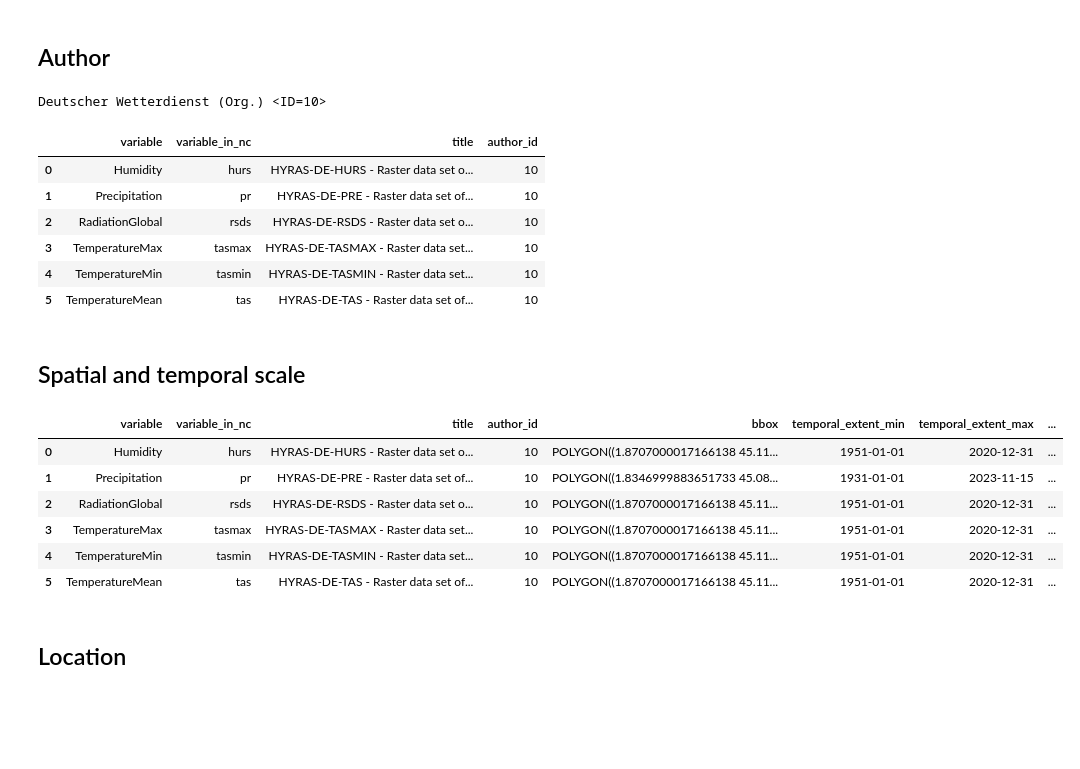
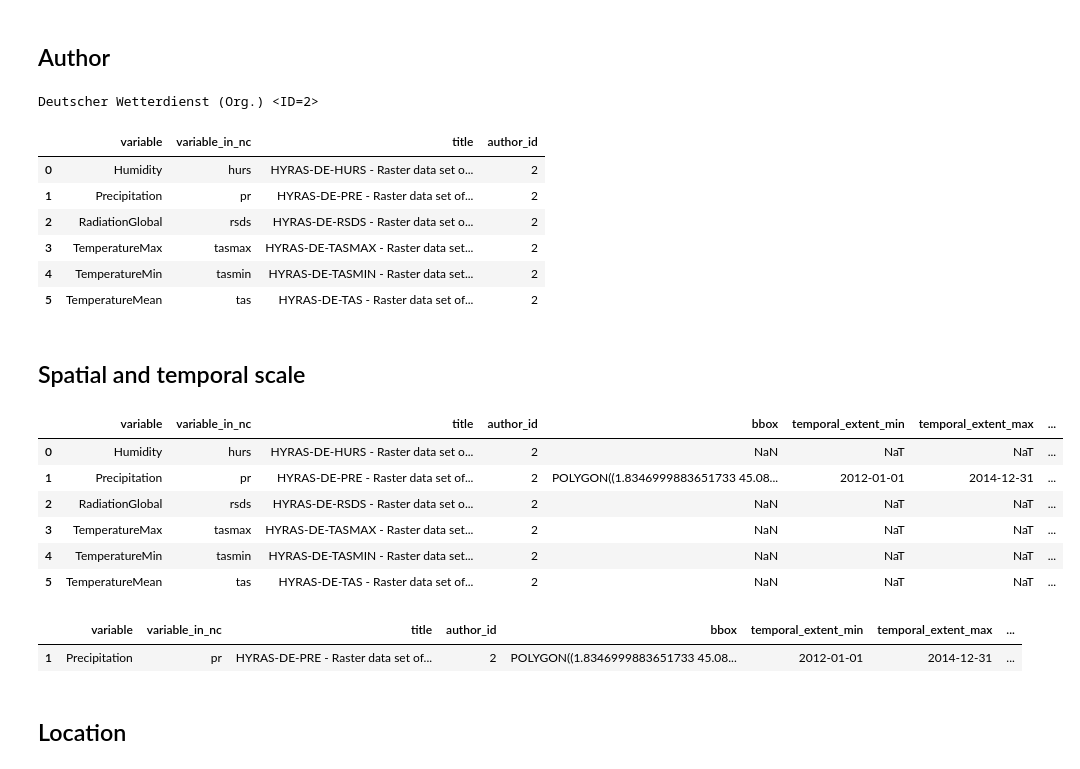
Before and after one commit to VForWaTer/scripts, a Jupyter notebook: hyras/upload_hyras.ipynb, the cells around one changed output. Cells and saved outputs as stored; diff of their text form; code cells hidden in the pictures; blank space fills up the shorter version.

Commit message:
minor changes to run hyras locally

```diff
--- a/hyras/upload_hyras.ipynb
+++ b/hyras/upload_hyras.ipynb
@@ -9,5 +10,5 @@ import os
 # %%
 UPLOAD = True
 #CONNECTION = 'test'
-CONNECTION = 'default'
+CONNECTION = 'postgresql://postgres:postgres@localhost:5432/metacatalog'
 # %%
@@ -84,63 +82,78 @@ if author is None and UPLOAD:
 
 print(author)
 # %% [output]
-Deutscher Wetterdienst (Org.) <ID=10>
+Deutscher Wetterdienst (Org.) <ID=2>
 # %%
 # add to metadata
 metadata['author_id'] = author.id
 metadata
 # %% [output]
 |  | variable | variable_in_nc | title | author_id |
-| 0 | Humidity | hurs | HYRAS-DE-HURS - Raster data set o... | 10 |
-| 1 | Precipitation | pr | HYRAS-DE-PRE - Raster data set of... | 10 |
-| 2 | RadiationGlobal | rsds | HYRAS-DE-RSDS - Raster data set o... | 10 |
-| 3 | TemperatureMax | tasmax | HYRAS-DE-TASMAX - Raster data set... | 10 |
-| 4 | TemperatureMin | tasmin | HYRAS-DE-TASMIN - Raster data set... | 10 |
-| 5 | TemperatureMean | tas | HYRAS-DE-TAS - Raster data set of... | 10 |
+| 0 | Humidity | hurs | HYRAS-DE-HURS - Raster data set o... | 2 |
+| 1 | Precipitation | pr | HYRAS-DE-PRE - Raster data set of... | 2 |
+| 2 | RadiationGlobal | rsds | HYRAS-DE-RSDS - Raster data set o... | 2 |
+| 3 | TemperatureMax | tasmax | HYRAS-DE-TASMAX - Raster data set... | 2 |
+| 4 | TemperatureMin | tasmin | HYRAS-DE-TASMIN - Raster data set... | 2 |
+| 5 | TemperatureMean | tas | HYRAS-DE-TAS - Raster data set of... | 2 |
 # %% [markdown]
 ## Spatial and temporal scale
+# %%
+from pathlib import Path
+# DATA_DIR = "/data/qt7760/hyras/{var}/*.nc"
+DATA_DIR = "/Users/mirko/Library/CloudStorage/Dropbox/KIT/projects/tool_images/tool_vforwater_loader/data/raster/{var}/*.nc"
 # %%
 for var, var_nc in var_mapping.items():
-    ds = xr.open_mfdataset(f"/data/qt7760/hyras/{var}/*.nc")
+    try:
+        ds = xr.open_mfdataset(DATA_DIR.format(var=var))
+    except Exception as e:
+        warnings.warn(str(e))
+        continue
 
     # get bounding box for spatial extent
     min_lon = float(ds[var_nc].lon.min().values)
     min_lat = float(ds[var_nc].lat.min().values)
     max_lon = float(ds[var_nc].lon.max().values)
     max_lat = float(ds[var_nc].lat.max().values)
 
     bbox=f"POLYGON(({min_lon} {min_lat},{min_lon} {max_lat},{max_lon} {max_lat},{max_lon} {min_lat}, {min_lon} {min_lat}))"
 
     # add to metadata
     metadata.loc[metadata['variable'] == var, 'bbox'] = bbox
 
     # get temporal extent
     min_time = ds[var_nc].time.min().values
     max_time = ds[var_nc].time.max().values
 
     min_time = pd.to_datetime(str(min_time)).to_pydatetime()
     max_time = pd.to_datetime(str(max_time)).to_pydatetime()
 
     # add to metadata as datetime object without time (00:00:00)
     metadata.loc[metadata['variable'] == var, 'temporal_extent_min'] = datetime.datetime(min_time.year, min_time.month, min_time.day, 0, 0, 0)
     metadata.loc[metadata['variable'] == var, 'temporal_extent_max'] = datetime.datetime(max_time.year, max_time.month, max_time.day, 0, 0, 0)
 
 # temporal resolution is always daily
 metadata['temporal_resolution'] = '1440min'
 
 # set spatial resolution to 1000 if variable is Precipitation, else 5000
 metadata.loc[metadata['variable'] == 'Precipitation', 'spatial_resolution'] = 1000
 metadata.loc[metadata['variable'] != 'Precipitation', 'spatial_resolution'] = 5000
 
 metadata
 # %% [output]
 |  | variable | variable_in_nc | title | author_id | bbox | temporal_extent_min | temporal_extent_max | ... |
-| 0 | Humidity | hurs | HYRAS-DE-HURS - Raster data set o... | 10 | POLYGON((1.8707000017166138 45.11... | 1951-01-01 | 2020-12-31 | ... |
-| 1 | Precipitation | pr | HYRAS-DE-PRE - Raster data set of... | 10 | POLYGON((1.8346999883651733 45.08... | 1931-01-01 | 2023-11-15 | ... |
-| 2 | RadiationGlobal | rsds | HYRAS-DE-RSDS - Raster data set o... | 10 | POLYGON((1.8707000017166138 45.11... | 1951-01-01 | 2020-12-31 | ... |
-| 3 | TemperatureMax | tasmax | HYRAS-DE-TASMAX - Raster data set... | 10 | POLYGON((1.8707000017166138 45.11... | 1951-01-01 | 2020-12-31 | ... |
-| 4 | TemperatureMin | tasmin | HYRAS-DE-TASMIN - Raster data set... | 10 | POLYGON((1.8707000017166138 45.11... | 1951-01-01 | 2020-12-31 | ... |
-| 5 | TemperatureMean | tas | HYRAS-DE-TAS - Raster data set of... | 10 | POLYGON((1.8707000017166138 45.11... | 1951-01-01 | 2020-12-31 | ... |
+| 0 | Humidity | hurs | HYRAS-DE-HURS - Raster data set o... | 2 | NaN | NaT | NaT | ... |
+| 1 | Precipitation | pr | HYRAS-DE-PRE - Raster data set of... | 2 | POLYGON((1.8346999883651733 45.08... | 2012-01-01 | 2014-12-31 | ... |
+| 2 | RadiationGlobal | rsds | HYRAS-DE-RSDS - Raster data set o... | 2 | NaN | NaT | NaT | ... |
+| 3 | TemperatureMax | tasmax | HYRAS-DE-TASMAX - Raster data set... | 2 | NaN | NaT | NaT | ... |
+| 4 | TemperatureMin | tasmin | HYRAS-DE-TASMIN - Raster data set... | 2 | NaN | NaT | NaT | ... |
+| 5 | TemperatureMean | tas | HYRAS-DE-TAS - Raster data set of... | 2 | NaN | NaT | NaT | ... |
+# %%
+# mmaelicke - I add this to handle local hyras upload as well, where some variables might be missing
+metadata.dropna(inplace=True)
+metadata
+# %% [output]
+|  | variable | variable_in_nc | title | author_id | bbox | temporal_extent_min | temporal_extent_max | ... |
+| 1 | Precipitation | pr | HYRAS-DE-PRE - Raster data set of... | 2 | POLYGON((1.8346999883651733 45.08... | 2012-01-01 | 2014-12-31 | ... |
 # %% [markdown]
 ## Location
 # %%
```
Also changed, not shown: parts of 9 cells of this notebook.
